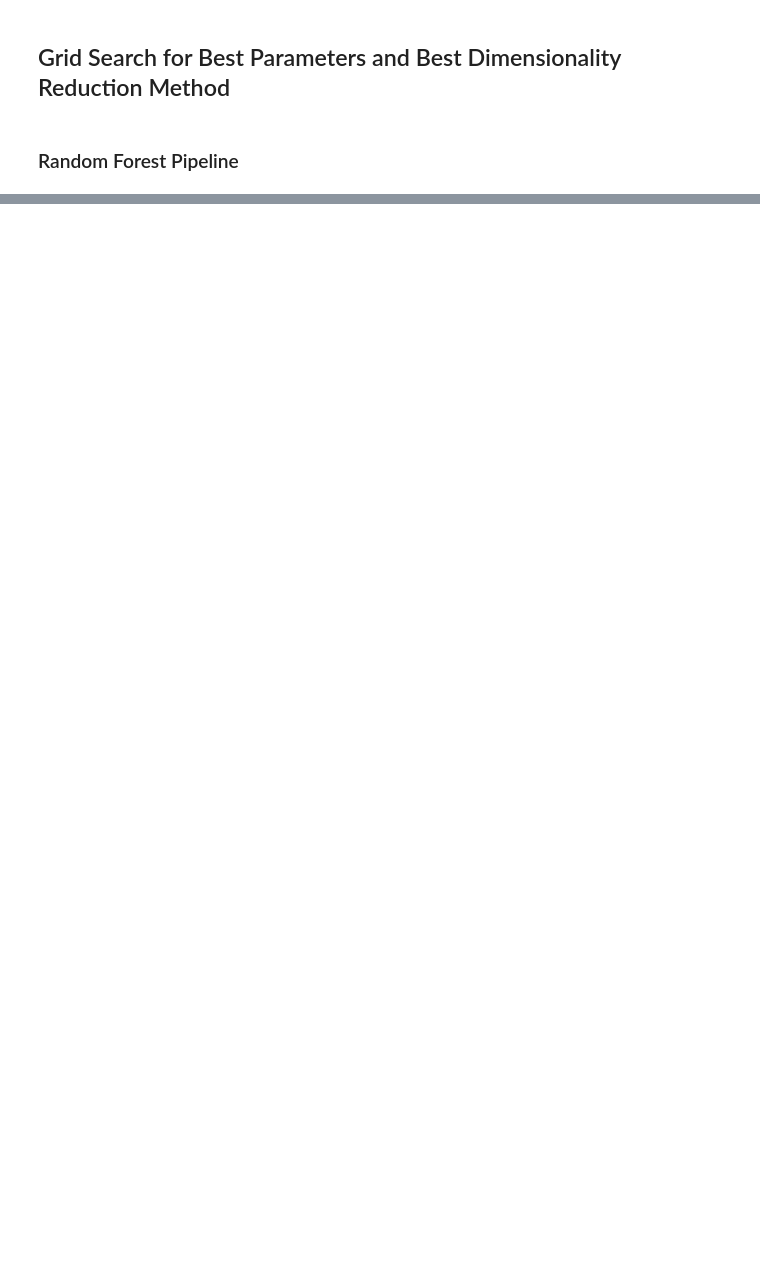
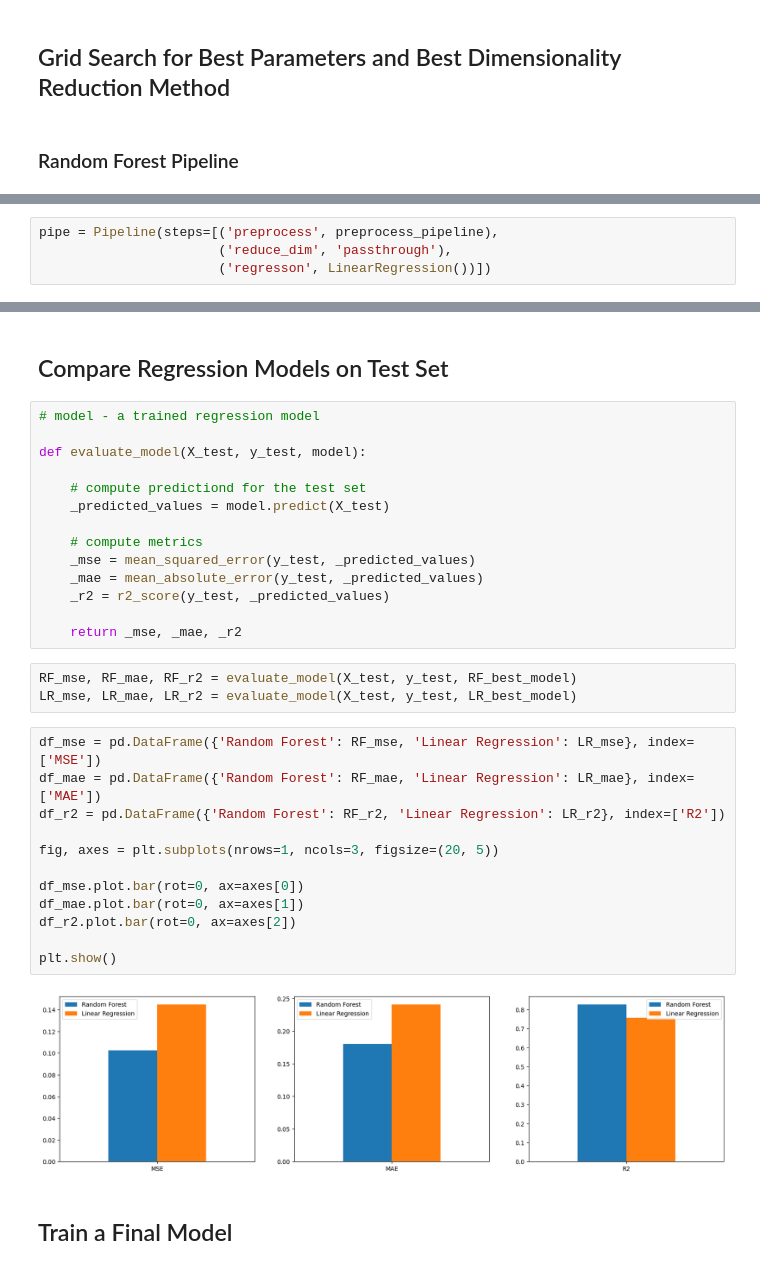
Before and after one commit to ishalazo/CS4168-DataMining-Labs, a Jupyter notebook: Lab5/lab5.ipynb, the cells around one changed output, grey strips where cells are left out. Cells and saved outputs as stored; diff of their text form; blank space fills up the shorter version.

```diff
--- a/Lab5/lab5.ipynb
+++ b/Lab5/lab5.ipynb
@@ -149,0 +198,4 @@ NameError: name 'preprocess_pipeline' is not defined
+# %%
+pipe = Pipeline(steps=[('preprocess', preprocess_pipeline),
+                       ('reduce_dim', 'passthrough'),
+                       ('regresson', LinearRegression())])
@@ -149,0 +247,35 @@ NameError: name 'preprocess_pipeline' is not defined
+# %% [markdown]
+## Compare Regression Models on Test Set
+# %%
+# model - a trained regression model
+
+def evaluate_model(X_test, y_test, model):
+
+    # compute predictiond for the test set
+    _predicted_values = model.predict(X_test)
+
+    # compute metrics
+    _mse = mean_squared_error(y_test, _predicted_values)
+    _mae = mean_absolute_error(y_test, _predicted_values)
+    _r2 = r2_score(y_test, _predicted_values)
+
+    return _mse, _mae, _r2
+# %%
+RF_mse, RF_mae, RF_r2 = evaluate_model(X_test, y_test, RF_best_model)
+LR_mse, LR_mae, LR_r2 = evaluate_model(X_test, y_test, LR_best_model)
+# %%
+df_mse = pd.DataFrame({'Random Forest': RF_mse, 'Linear Regression': LR_mse}, index=['MSE'])
+df_mae = pd.DataFrame({'Random Forest': RF_mae, 'Linear Regression': LR_mae}, index=['MAE'])
+df_r2 = pd.DataFrame({'Random Forest': RF_r2, 'Linear Regression': LR_r2}, index=['R2'])
+
+fig, axes = plt.subplots(nrows=1, ncols=3, figsize=(20, 5))
+
+df_mse.plot.bar(rot=0, ax=axes[0])
+df_mae.plot.bar(rot=0, ax=axes[1])
+df_r2.plot.bar(rot=0, ax=axes[2])
+
+plt.show()
+# %% [output]
+[figure, added]
+# %% [markdown]
+## Train a Final Model
```
Also changed, not shown: parts of 10 cells of this notebook.
